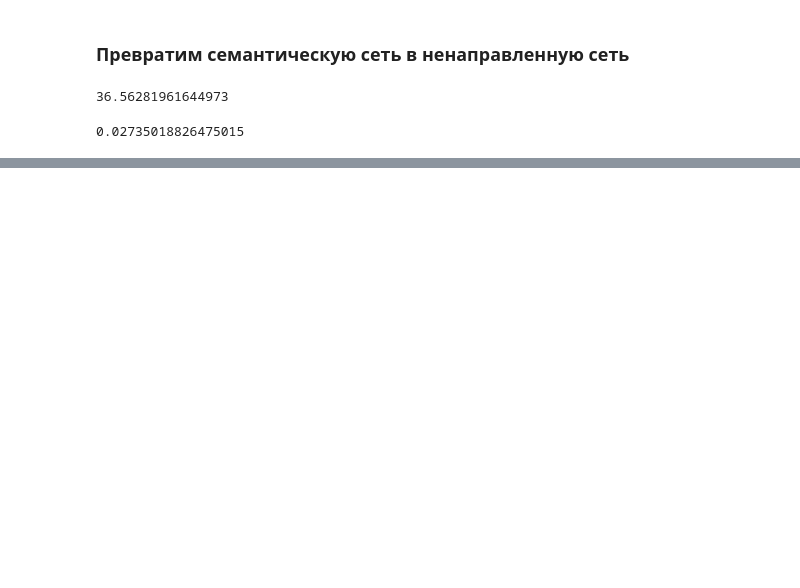
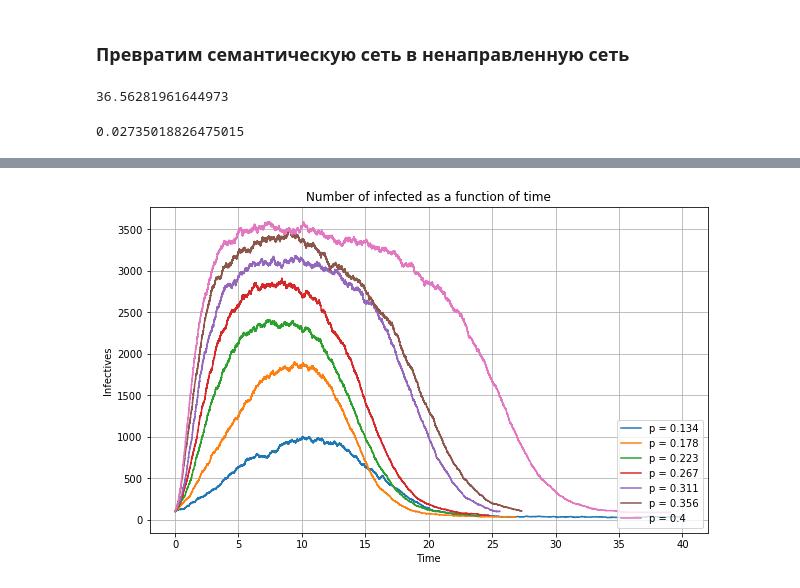
Before and after one commit to tsyrendylykova/multilayerNetwork, a Jupyter notebook: SIS Undirected Semantic Network.ipynb, the cells around one changed output, grey strips where cells are left out. Saved outputs shown, nothing was run; the diff lists cells and outputs as text; code cells hidden in the pictures; blank space fills up the shorter version.

```diff
--- a/SIS Undirected Semantic Network.ipynb
+++ b/SIS Undirected Semantic Network.ipynb
@@ -298,0 +335,25 @@ plt.show()
+# %%
+fig, ax = plt.subplots(figsize=(10, 6))
+
+ax.plot(t_arr[3], I_arr[3], label= "p = " + str(round(tau_arr[3], 3)))
+
+ax.plot(t_arr[4], I_arr[4], label= "p = " + str(round(tau_arr[4], 3)))
+
+ax.plot(t_arr[5], I_arr[5], label= "p = " + str(round(tau_arr[5], 3)))
+
+ax.plot(t_arr[6], I_arr[6], label= "p = " + str(round(tau_arr[6], 3)))
+
+ax.plot(t_arr[7], I_arr[7], label= "p = " + str(round(tau_arr[7], 3)))
+
+ax.plot(t_arr[8], I_arr[8], label= "p = " + str(round(tau_arr[8], 3)))
+
+ax.plot(t_arr[9], I_arr[9], label= "p = " + str(round(tau_arr[9], 3)))
+
+ax.legend(loc='lower right')
+ax.grid(True)
+ax.set_title('Number of infected as a function of time')
+ax.set_xlabel('Time')
+ax.set_ylabel('Infectives')
+plt.show()
+# %% [output]
+[figure, added]
```
Also changed, not shown: parts of 6 cells of this notebook.
